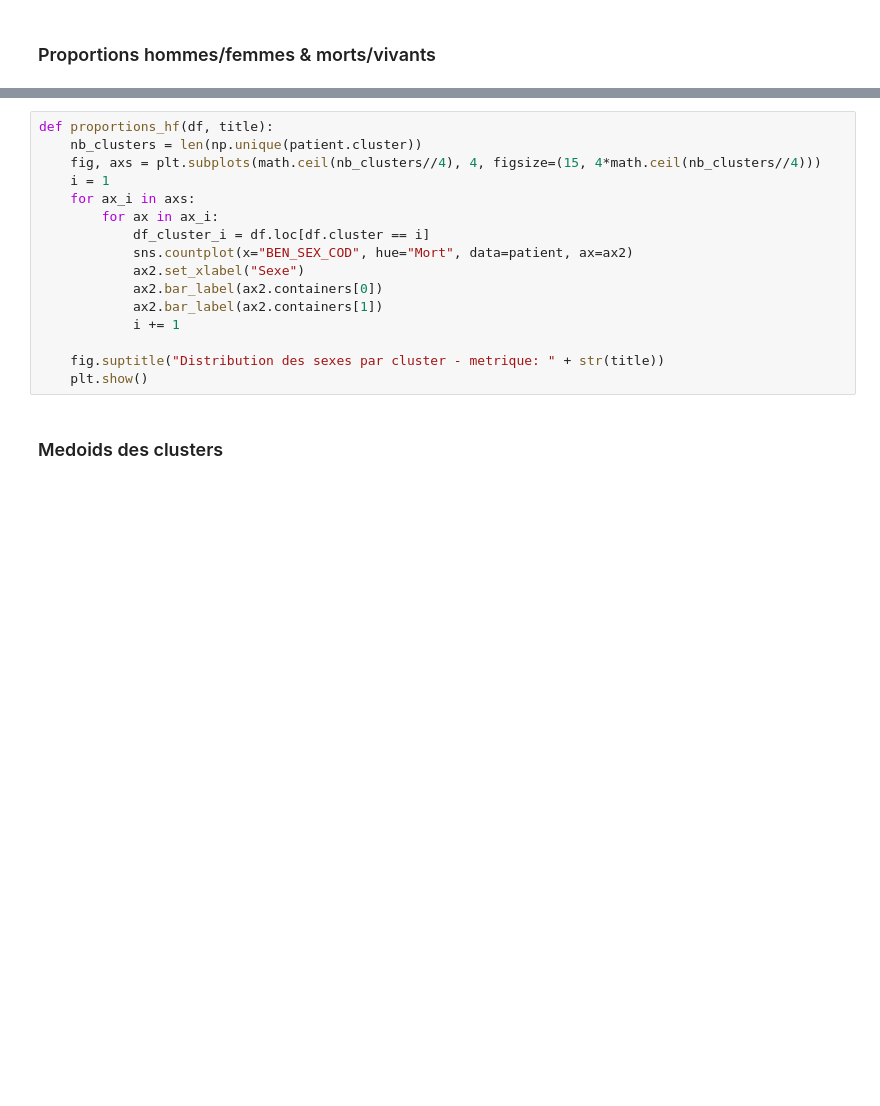
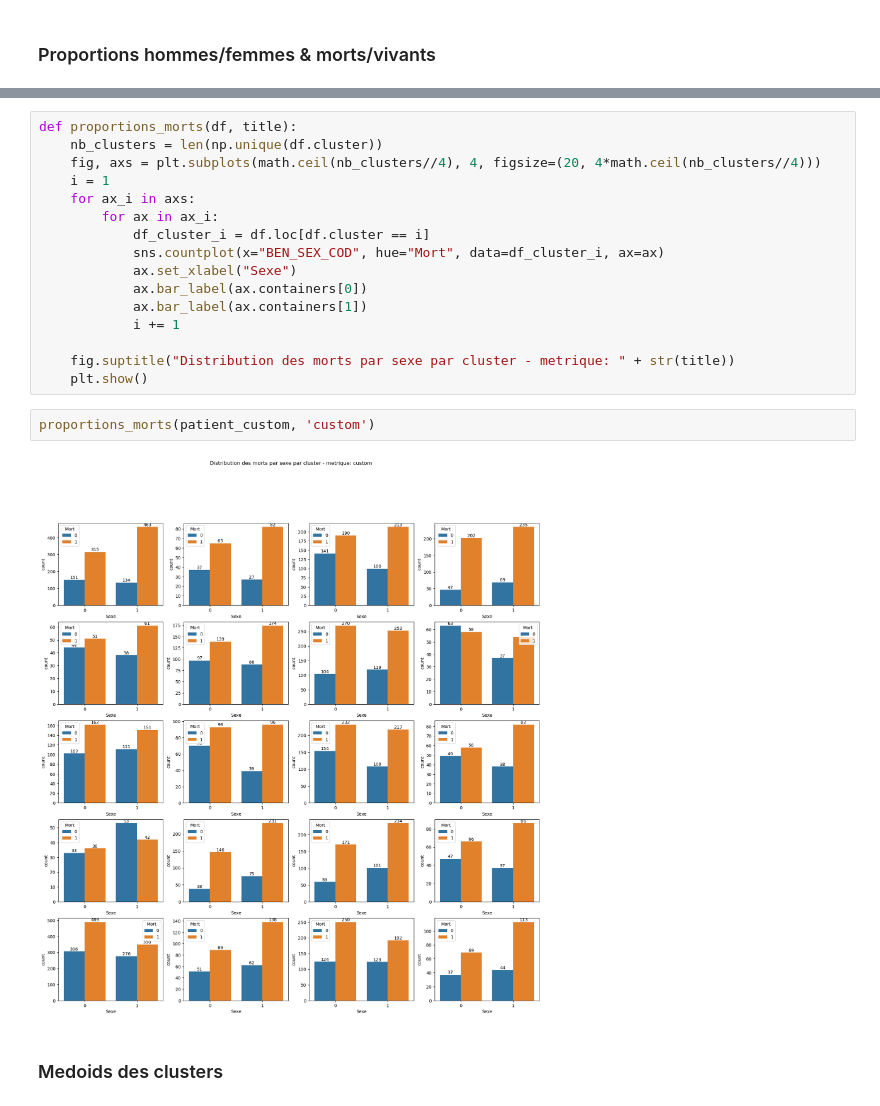
Before and after one commit to Kirscher/TextMining_Parcours_de_soin, a Jupyter notebook: Clustering/Cluster_viz.ipynb, the cells around one changed output, grey strips where cells are left out. Drawn from its saved outputs; the diff is of its cells as text; blank space fills up the shorter version.

```diff
--- a/Clustering/Cluster_viz.ipynb
+++ b/Clustering/Cluster_viz.ipynb
@@ -148,19 +162,23 @@ proportions_hf(patient, 'jaro_winkler')
 # %%
-def proportions_hf(df, title):
-    nb_clusters = len(np.unique(patient.cluster))
-    fig, axs = plt.subplots(math.ceil(nb_clusters//4), 4, figsize=(15, 4*math.ceil(nb_clusters//4)))
+def proportions_morts(df, title):
+    nb_clusters = len(np.unique(df.cluster))
+    fig, axs = plt.subplots(math.ceil(nb_clusters//4), 4, figsize=(20, 4*math.ceil(nb_clusters//4)))
     i = 1
     for ax_i in axs:
         for ax in ax_i:
             df_cluster_i = df.loc[df.cluster == i]
-            sns.countplot(x="BEN_SEX_COD", hue="Mort", data=patient, ax=ax2)
-            ax2.set_xlabel("Sexe")
-            ax2.bar_label(ax2.containers[0])
-            ax2.bar_label(ax2.containers[1])
+            sns.countplot(x="BEN_SEX_COD", hue="Mort", data=df_cluster_i, ax=ax)
+            ax.set_xlabel("Sexe")
+            ax.bar_label(ax.containers[0])
+            ax.bar_label(ax.containers[1])
             i += 1
 
-    fig.suptitle("Distribution des sexes par cluster - metrique: " + str(title))
+    fig.suptitle("Distribution des morts par sexe par cluster - metrique: " + str(title))
     plt.show()
+# %%
+proportions_morts(patient_custom, 'custom')
+# %% [output]
+[figure, added]
 # %% [markdown]
 ### Medoids des clusters
 # %%
```
Also changed, not shown: parts of 18 cells of this notebook, 5 other files.
